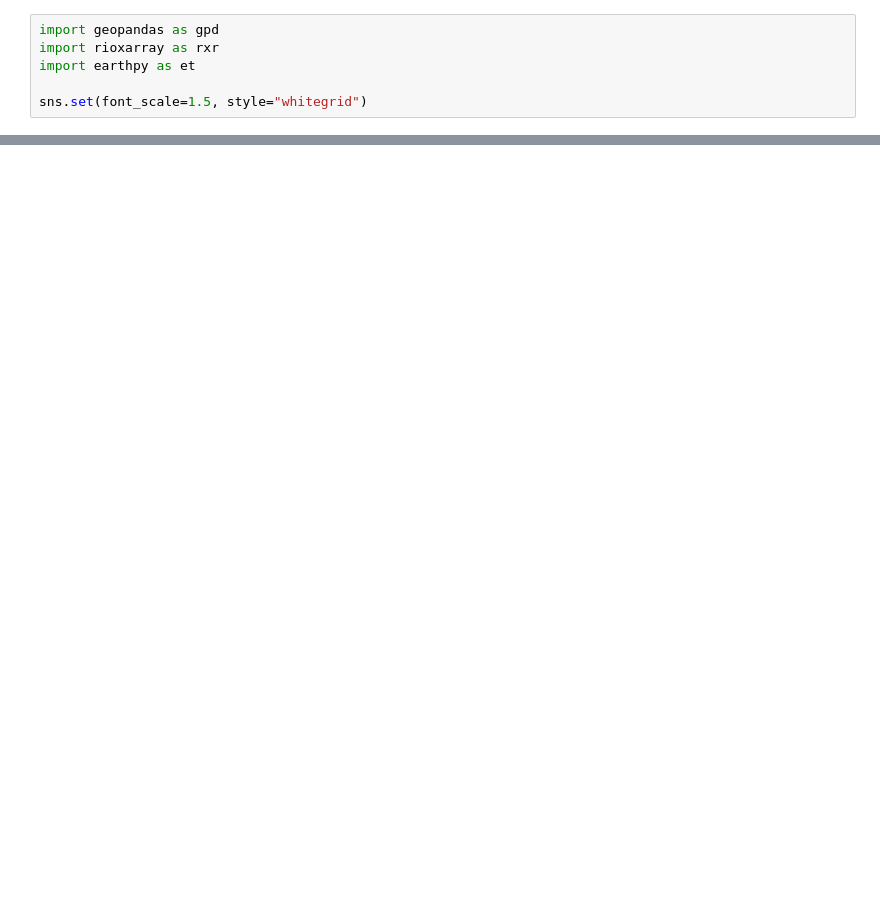
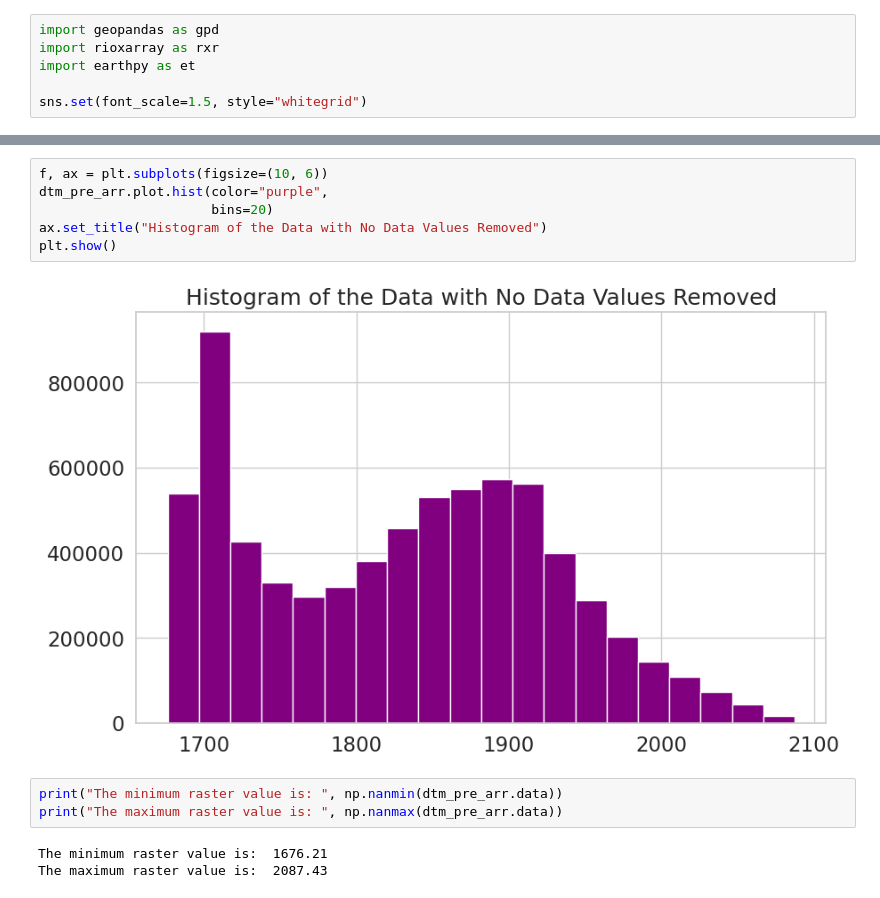
Before and after one commit to vivianacelaya/GISC606-lab3, a Jupyter notebook: intro_to_raster.ipynb, the cells around one changed output, grey strips where cells are left out. Cells and saved outputs as stored; diff of their text form; blank space fills up the shorter version.

```diff
--- a/intro_to_raster.ipynb
+++ b/intro_to_raster.ipynb
@@ -39,0 +106,14 @@ Extracted output to /home/codespace/earth-analytics/data/colorado-flood/.
+# %%
+f, ax = plt.subplots(figsize=(10, 6))
+dtm_pre_arr.plot.hist(color="purple",
+                      bins=20)
+ax.set_title("Histogram of the Data with No Data Values Removed")
+plt.show()
+# %% [output]
+[figure, added]
+# %%
+print("The minimum raster value is: ", np.nanmin(dtm_pre_arr.data))
+print("The maximum raster value is: ", np.nanmax(dtm_pre_arr.data))
+# %% [output]
+The minimum raster value is:  1676.21
+The maximum raster value is:  2087.43
```
Also changed, not shown: parts of 13 cells of this notebook.
